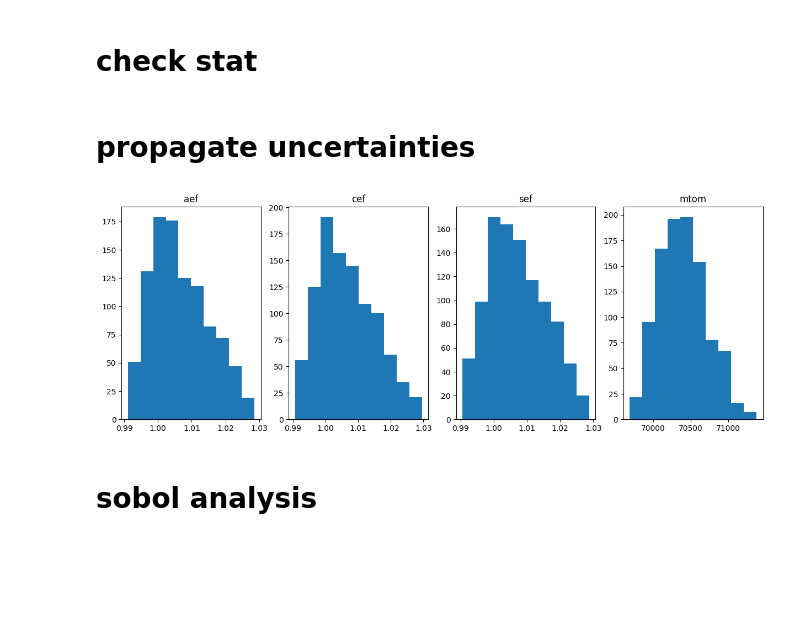
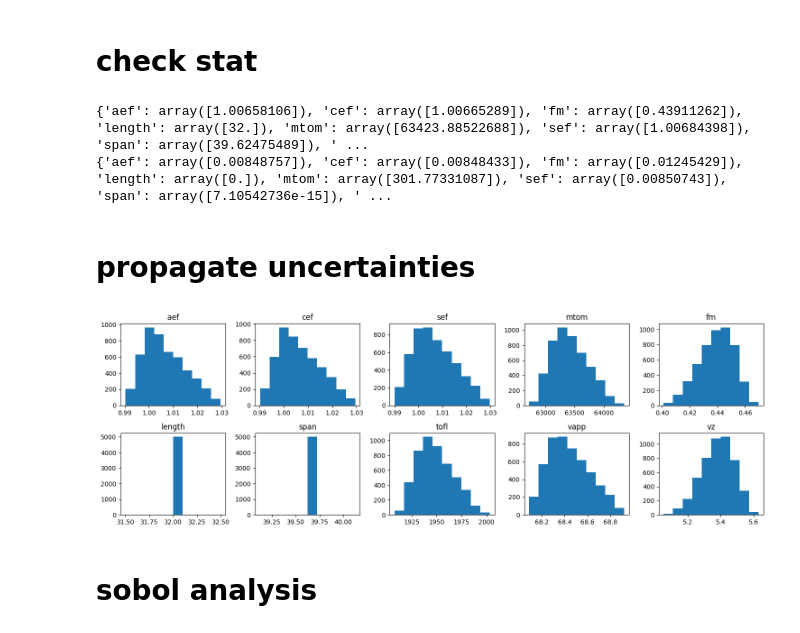
Before and after one commit to hannabkre/lh2pac, a Jupyter notebook: docs/scripts/project/problem2.ipynb, the cells around one changed output. Drawn from its saved outputs; the diff is of its cells as text; code cells hidden in the pictures; blank space fills up the shorter version.

Commit message:
update surrogate2 and problem3

```diff
--- a/docs/scripts/project/problem2.ipynb
+++ b/docs/scripts/project/problem2.ipynb
@@ -46,5 +70,7 @@ uncertain_space.add_random_variable("sef", "OTTriangularDistribution", minimum=0
+# %%
+surrogate_disciplines = import_discipline("my_surrogate_2.pkl")
 # %% [markdown]
 # create sample dataset
 # %%
-dataset = sample_disciplines(disciplines, uncertain_space, ["mtom"], algo_name="OT_MONTE_CARLO", n_samples=1000)
+surrogate_dataset = sample_disciplines([surrogate_disciplines], uncertain_space, ["mtom","tofl", "vapp", "vz", "span", "length", "fm"], algo_name="OT_MONTE_CARLO", n_samples=5000)
 # %% [output]
@@ -57,21 +84,32 @@ dataset = sample_disciplines(disciplines, uncertain_space, ["mtom"], algo_name="
 # %% [markdown]
 # check stat
 # %%
-statistics = EmpiricalStatistics(dataset)
+statistics = EmpiricalStatistics(surrogate_dataset)
 mean = statistics.compute_mean()
 print(mean)
 
 std = statistics.compute_standard_deviation()
 print(std)
+# %% [output]
+{'aef': array([1.00658106]), 'cef': array([1.00665289]), 'fm': array([0.43911262]), 'length': array([32.]), 'mtom': array([63423.88522688]), 'sef': array([1.00684398]), 'span': array([39.62475489]), ' ...
+{'aef': array([0.00848757]), 'cef': array([0.00848433]), 'fm': array([0.01245429]), 'length': array([0.]), 'mtom': array([301.77331087]), 'sef': array([0.00850743]), 'span': array([7.10542736e-15]), ' ...
 # %% [markdown]
 # propagate uncertainties
 # %%
-fig, axes = plt.subplots(1, 4, figsize = (15,5))
-for ax, name in zip(axes, ["aef", "cef", "sef", "mtom"]):
-    ax.hist(dataset.get_view(variable_names=name))
+fig, axes = plt.subplots(2, 5, figsize=(15, 5))
+
+# Flatten the axes array for easy iteration
+axes = axes.ravel()
+
+for ax, name in zip(axes, ["aef", "cef", "sef", "mtom", "fm", "length", "span", "tofl", "vapp", "vz"]):
+    data = surrogate_dataset.get_view(variable_names=name)
+    ax.hist(data)
     ax.set_title(name)
+
+plt.tight_layout()
+plt.show()
 # %% [output]
-[figure, old version]
+[figure, new version]
 # %% [markdown]
 # sobol analysis
 # %%
```
Also changed, not shown: parts of 9 cells of this notebook, 3 other files.
